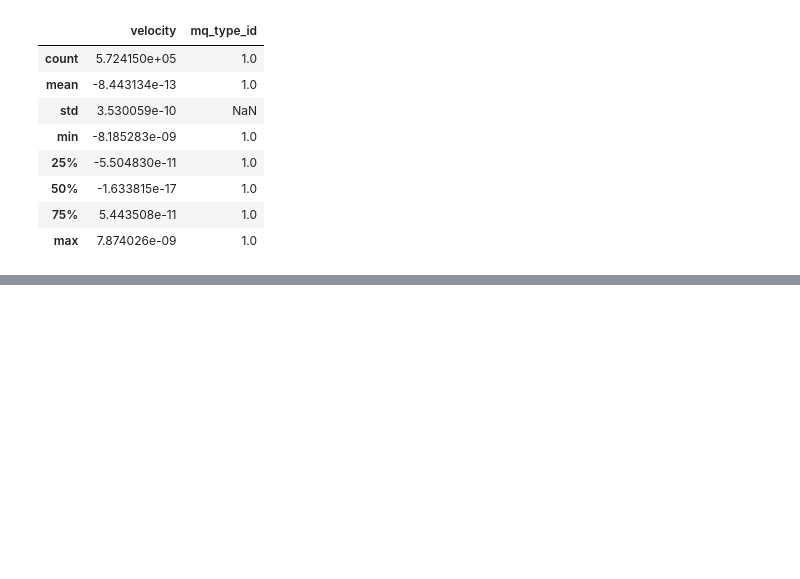
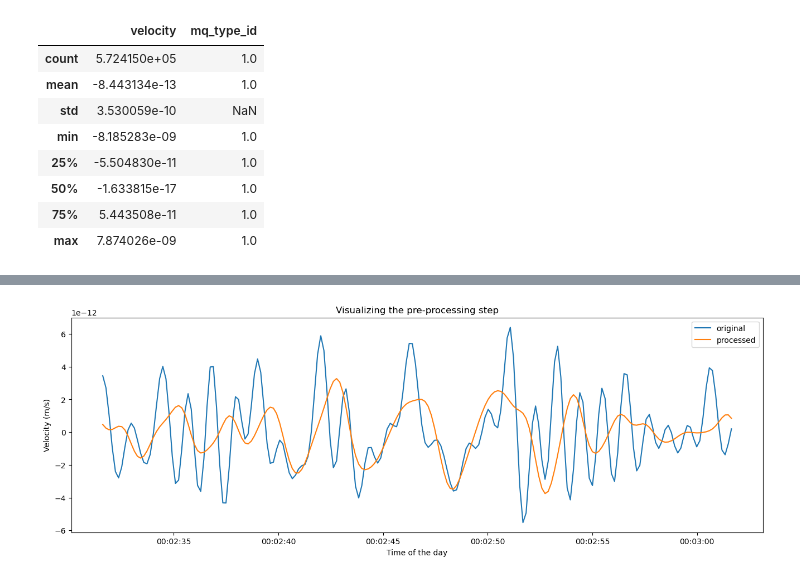
Before and after one commit to alexbeaulieu/skadra-space-apps-2024-notebooks, a Jupyter notebook: notebooks/exploration_notebook.ipynb, the cells around one changed output, grey strips where cells are left out. Drawn from its saved outputs; the diff is of its cells as text; code cells hidden in the pictures; blank space fills up the shorter version.

```diff
--- a/notebooks/exploration_notebook.ipynb
+++ b/notebooks/exploration_notebook.ipynb
@@ -79,9 +115,3 @@ print(f"{len(dates)} elements")
 Available dates:
 ['2022-01-02', '2022-02-03']
 2 elements
-# %%
-i_file = 0
-files[i_file]
-
-file = files[i_file]
-file
@@ -190,0 +226,36 @@ SyntaxError: invalid syntax (1430814128.py, line 2)
+# %%
+def calc_sampling_freq(df):
+    t_s = df["velocity"].index.diff().median().total_seconds()
+
+    return 1/t_s
+# %%
+from scipy.signal import butter, lfilter
+
+def bandpass_filter(dataframe, **kwargs):
+
+    fs = calc_sampling_freq(dataframe)
+
+    b, a = butter(kwargs["order"], [kwargs["f_lo"], kwargs["f_hi"]], fs=fs, btype='band')
+
+    data_out = dataframe.copy()
+    data_out["velocity"] = lfilter(b, a, dataframe["velocity"])
+
+    return data_out
+# %%
+kwargs = {"f_lo":0.1, "f_hi":0.5, "order":4}
+data_f = bandpass_filter(data, **kwargs)
+# %%
+fig, ax = plt.subplots(figsize=(16, 5))
+
+plt.plot(data.velocity[1000:1200])
+plt.plot(data_f.velocity[1000:1200])
+
+plt.title("Visualizing the pre-processing step")
+plt.xlabel("Time of the day")
+plt.ylabel("Velocity (m/s)")
+
+plt.legend(["original", "processed"])
+
+plt.show()
+# %% [output]
+[figure, added]
```
Also changed, not shown: parts of 20 cells of this notebook.
